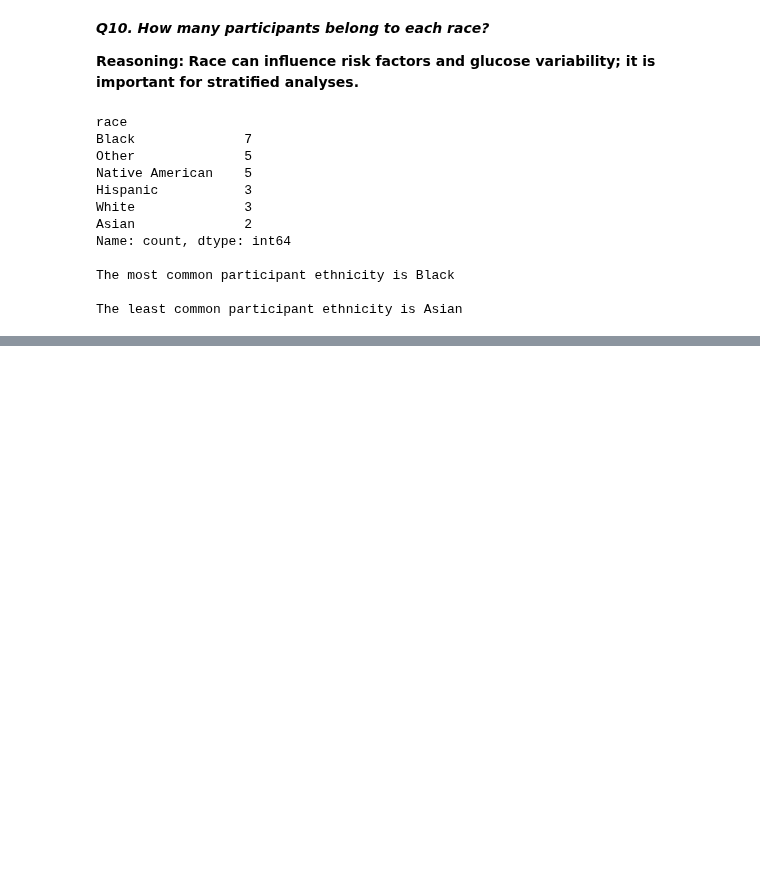
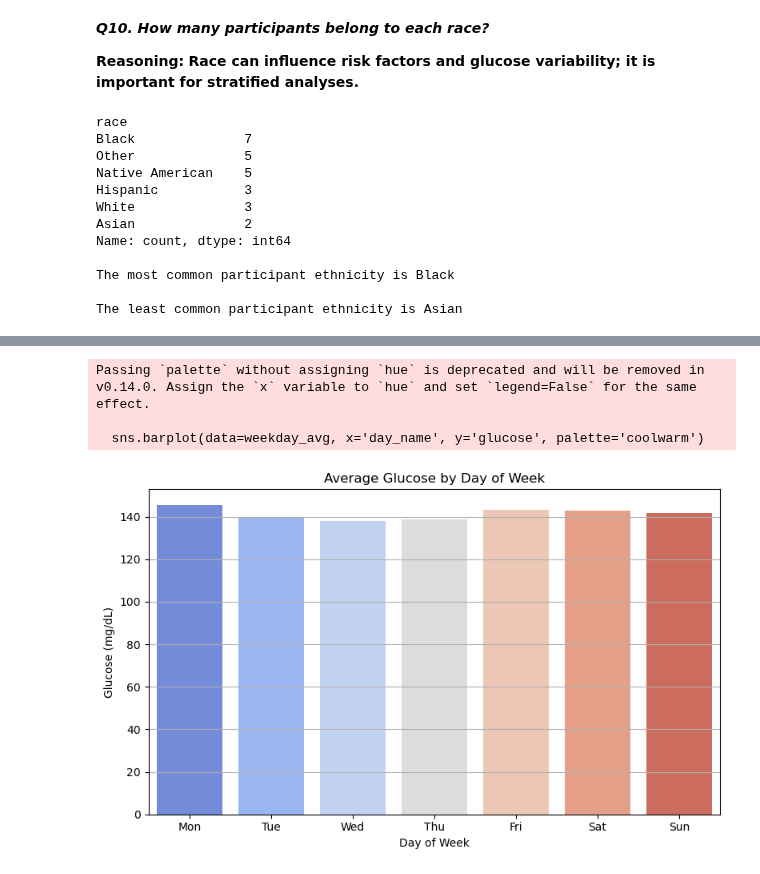
Before and after one commit to msdesh99/Python-Data-Analysis, a Jupyter notebook: Team11_PyQuester_Descriptive_Analysis.ipynb, the cells around one changed output, grey strips where cells are left out. Cells and saved outputs as stored; diff of their text form; code cells hidden in the pictures; blank space fills up the shorter version.

```diff
--- a/Team11_PyQuester_Descriptive_Analysis.ipynb
+++ b/Team11_PyQuester_Descriptive_Analysis.ipynb
@@ -783,0 +825,33 @@ The least common participant ethnicity is Asian
+# %%
+import pandas as pd
+import seaborn as sns
+import matplotlib.pyplot as plt
+
+# Step 1: Convert 'time' column to datetime
+df_patients['datetime'] = pd.to_datetime(df_patients['time'], format='%Y-%m-%d %H:%M:%S', errors='coerce')
+
+# Step 2: Extract day of week (0 = Monday, 6 = Sunday)
+df_patients['dayofweek'] = df_patients['datetime'].dt.dayofweek
+
+# Step 3: Group and calculate average glucose
+weekday_avg = df_patients.groupby('dayofweek', as_index=False)['glucose'].mean()
+weekday_avg['glucose'] = weekday_avg['glucose'].round(1)
+
+# Step 4: Map numeric day to weekday name
+weekday_names = ['Mon', 'Tue', 'Wed', 'Thu', 'Fri', 'Sat', 'Sun']
+weekday_avg['day_name'] = weekday_avg['dayofweek'].map(dict(enumerate(weekday_names)))
+
+# Step 5: Plot
+plt.figure(figsize=(8, 5))
+sns.barplot(data=weekday_avg, x='day_name', y='glucose', palette='coolwarm')
+plt.title('Average Glucose by Day of Week')
+plt.xlabel('Day of Week')
+plt.ylabel('Glucose (mg/dL)')
+plt.grid(axis='y')
+plt.tight_layout()
+plt.show()
+# %% [output]
+Passing `palette` without assigning `hue` is deprecated and will be removed in v0.14.0. Assign the `x` variable to `hue` and set `legend=False` for the same effect.
+
+  sns.barplot(data=weekday_avg, x='day_name', y='glucose', palette='coolwarm')
+[figure, added]
```
Also changed, not shown: parts of 4 cells of this notebook.
